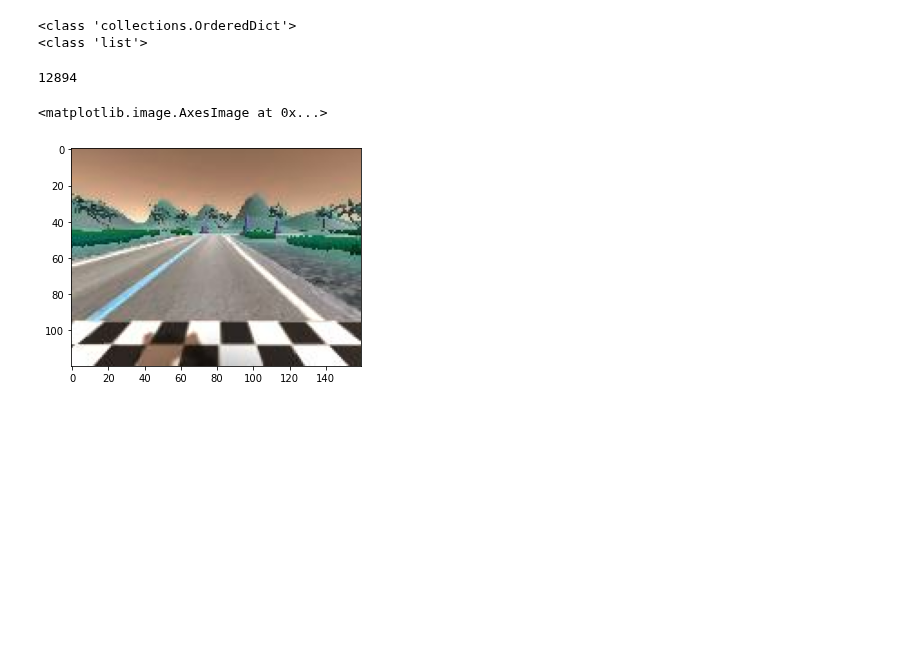
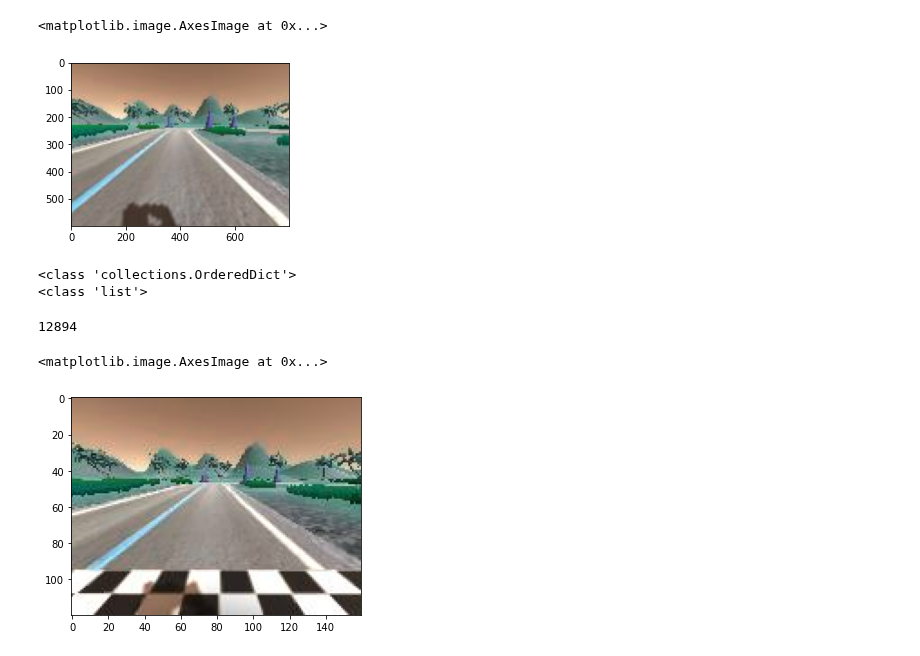
Before and after one commit to dsikar/sdsandbox, a Jupyter notebook: src/utils/utils.ipynb, the cells around one changed output. Drawn from its saved outputs; the diff is of its cells as text; code cells hidden in the pictures; blank space fills up the shorter version.

```diff
--- a/src/utils/utils.ipynb
+++ b/src/utils/utils.ipynb
@@ -213,8 +365,16 @@ len(fdict)
 # %%
 import cv2
 import matplotlib.pyplot as plt
-img = cv2.imread(fdict[0])
-plt.imshow(img)
+img = cv2.imread(fdict[100])
+img1 = cv2.resize(img, (800, 600), cv2.INTER_AREA)
+# plt.rcParams["figure.figsize"] = (20,3)
+plt.imshow(img1)
+
+#jsa = get_sdsandbox_json_steer_angle(fdict[100])
+#print(jsa)
+# %% [output]
+<matplotlib.image.AxesImage at 0x...>
+[figure, added]
 # %%
 import Augment_cls as Augmentation
 ag = Augmentation.Augment_cls('nvidia2')
```
Also changed, not shown: parts of 12 cells of this notebook, 2 other files.
